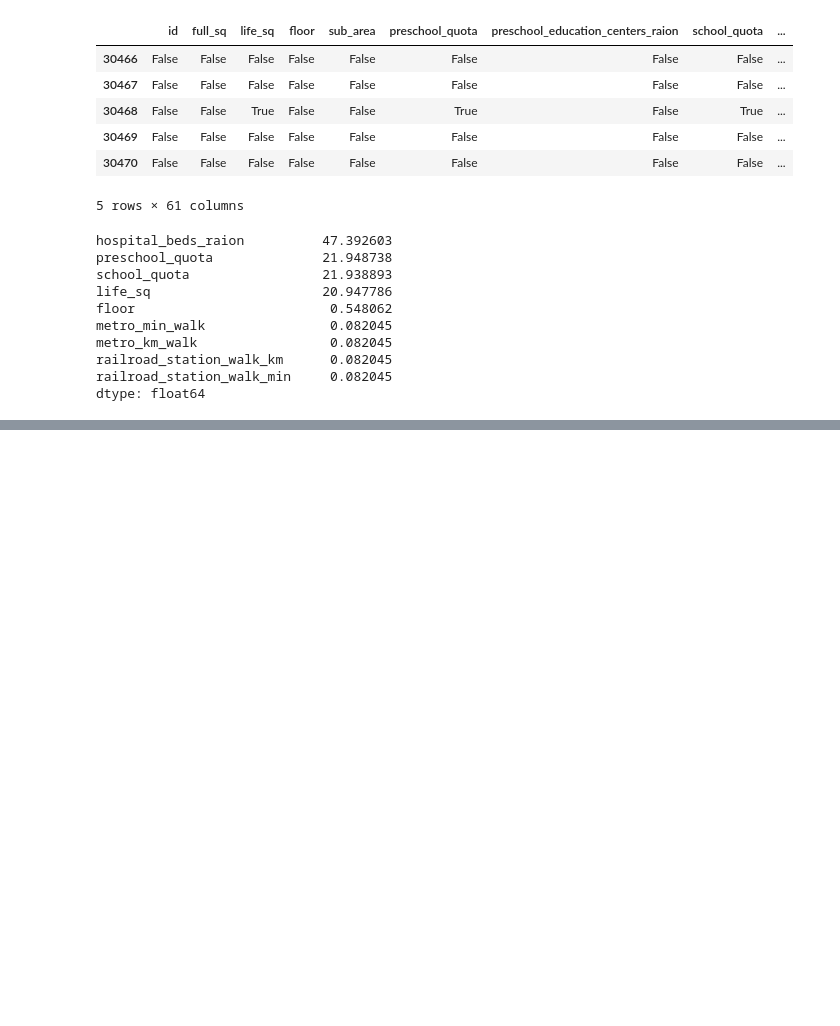
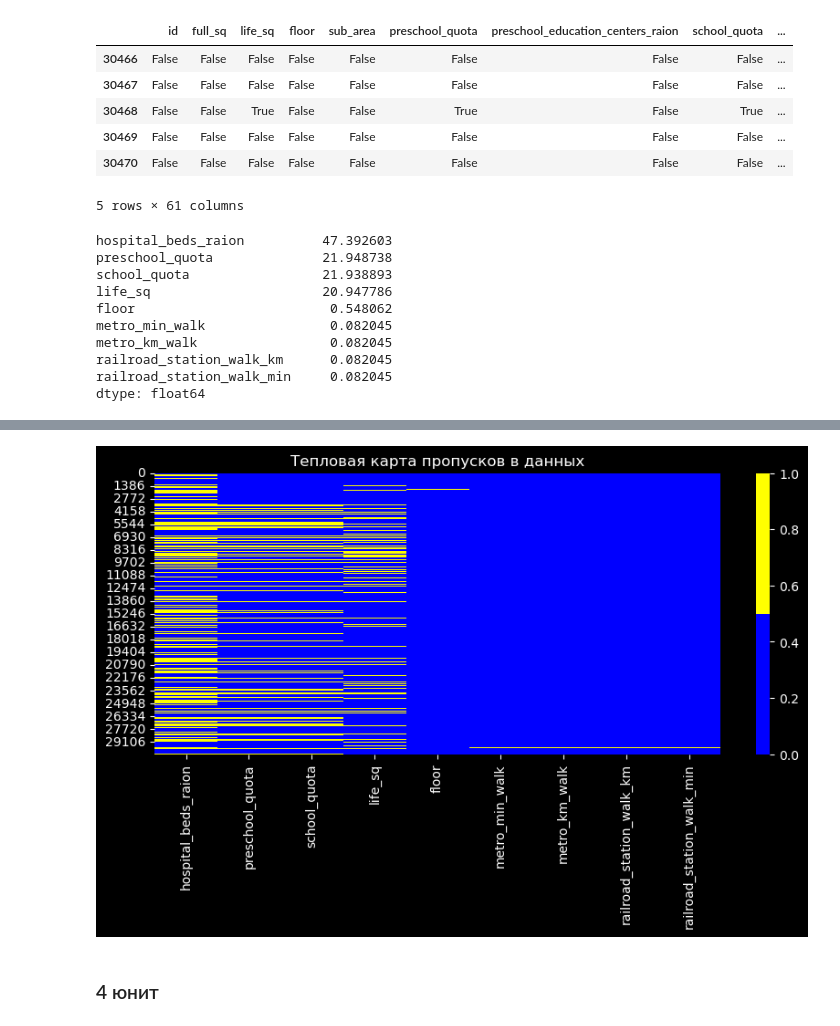
Before and after one commit to thetitorenko/sf_dspr_code, a Jupyter notebook: 01-block/07-python_14/07-python_14.ipynb, the cells around one changed output, grey strips where cells are left out. Cells and saved outputs as stored; diff of their text form; code cells hidden in the pictures; blank space fills up the shorter version.

```diff
--- a/01-block/07-python_14/07-python_14.ipynb
+++ b/01-block/07-python_14/07-python_14.ipynb
@@ -90,0 +99,13 @@ dtype: float64
+# %%
+# Строим тепловую карту пропусков
+colors = ['blue', 'yellow']     # создаем цветовую палитру для тепловой карты
+fig = plt.figure(figsize=(10, 4))
+cols = cols_with_null.index     # получаем имена столбцов с пропусками
+ax = sns.heatmap(
+    data=sber_data[cols].isnull(),  # фильтруем только столбцы с пропусками
+    cmap=sns.color_palette(colors))
+ax.set_title('Тепловая карта пропусков в данных');
+# %% [output]
+[figure, added]
+# %% [markdown]
+### 4 юнит
```
Also changed, not shown: parts of 2 cells of this notebook.
